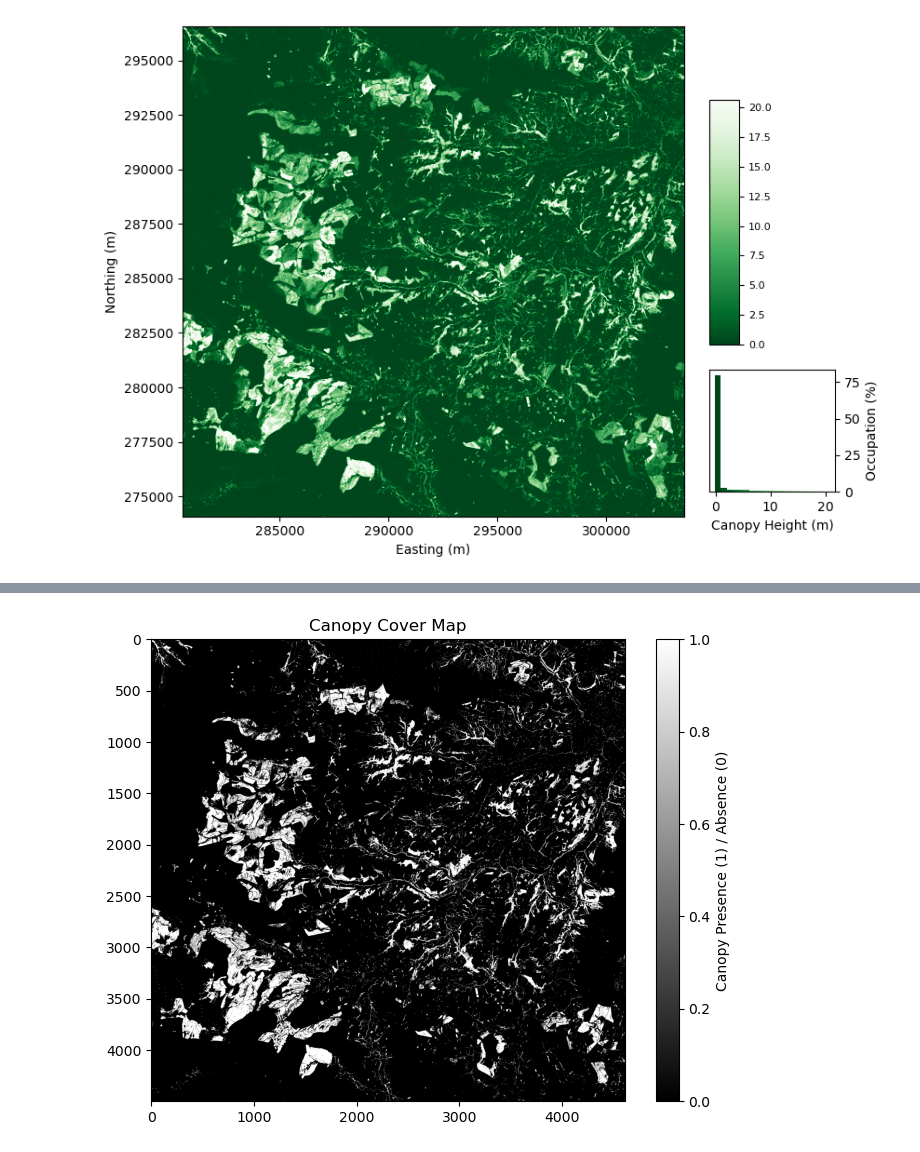
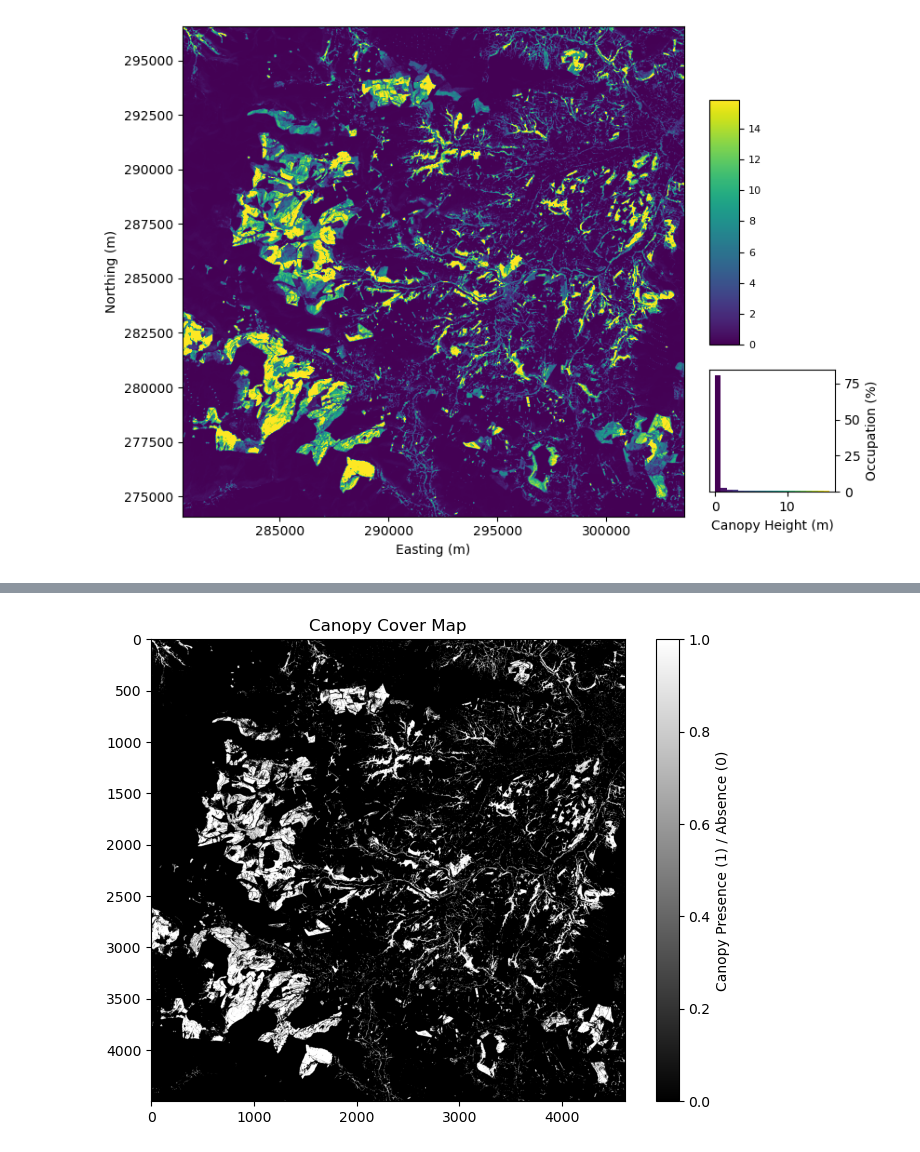
Before and after one commit to barbedorafael/dtm-analysis, a Jupyter notebook: notebooks/04_canopy_analysis.ipynb, the cells around one changed output, grey strips where cells are left out. Drawn from its saved outputs; the diff is of its cells as text; code cells hidden in the pictures.

```diff
--- a/notebooks/04_canopy_analysis.ipynb
+++ b/notebooks/04_canopy_analysis.ipynb
@@ -29,8 +29,8 @@ def plot_raster(raster_path, label, color_scheme="terrain"):
     valid_data = raster[~np.isnan(raster)]
 
     # Compute Color Normalization
-    datamin = np.percentile(valid_data, 2)
-    datamax = np.percentile(valid_data, 98)
+    datamin = np.percentile(valid_data, 5)
+    datamax = np.percentile(valid_data, 95)
     norm = colors.Normalize(vmin=datamin, vmax=datamax)
 
     # Compute Real-World Extent
@@ -108,6 +108,6 @@ chm = dsm - dtm
 with rasterio.open('data/processed/chm.tif', 'w', **meta) as dst:
     dst.write(data.astype(rasterio.float32), 1)
 # %%
-plot_raster('data/processed/chm.tif', label="Canopy Height (m)", color_scheme="Greens_r")
+plot_raster('data/processed/chm.tif', label="Canopy Height (m)", color_scheme="viridis")
 # %% [output]
-[figure, old version]
+[figure, new version]
```
Also changed, not shown: parts of 2 cells of this notebook, 2 other files.
